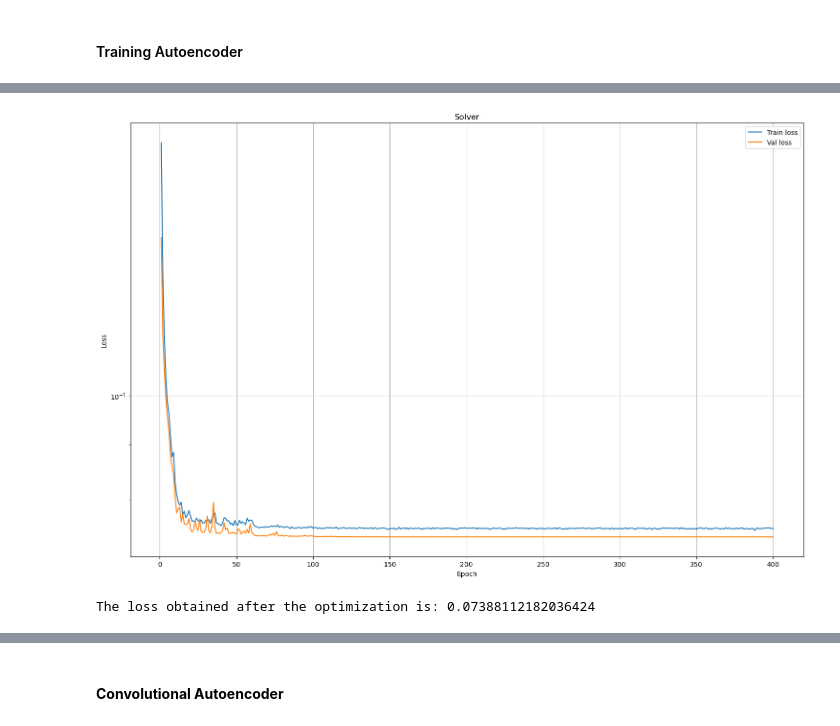
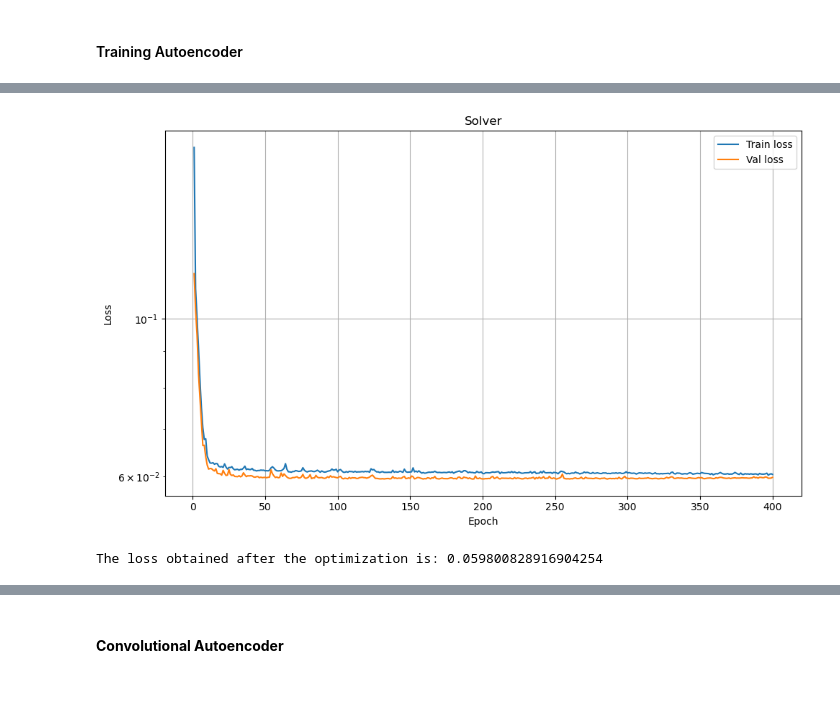
Before and after one commit to CS-433/ml-project-2-ita, a Jupyter notebook: final_manuel_local.ipynb, the cells around one changed output, grey strips where cells are left out. Cells and saved outputs as stored; diff of their text form; code cells hidden in the pictures; blank space fills up the shorter version.

```diff
--- a/final_manuel_local.ipynb
+++ b/final_manuel_local.ipynb
@@ -392,8 +337,8 @@ IndexError: list index out of range
 #Extracting the best model changing layers in the autoencoder and latent dimension
 best_index=np.argmin(final_rel_losses_matrix)
 
-best_row = best_index // 4
-best_col = best_index % 4
+best_row = best_index // 5
+best_col = best_index % 5
 
 best_L_enc_dec= l_values[best_row]
 best_dim_reduced = dim_reduced_list[best_col]
@@ -501,10 +451,6 @@ The hyperparameters used in this section are the best hyperparamaters found abov
 #### Training Autoencoder
 # %%
 #Training
-best_dim_reduced=128
-best_lr=0.001
-best_L_enc_dec=3
-batch_size=32
 
 num_epochs=500 #very slow
 
@@ -532,21 +478,21 @@ num_epochs=400 #?????????
 solver_trained, train_loss_history_solver, val_loss_history_solver = run_training_solver(
         autoencoder_trained,
         Solver(dim_reduced=best_dim_reduced),
-        num_epochs, 0.01, batch_size, train_params, train_vel, test_params, test_vel, device)
+        num_epochs, 0.001, batch_size, train_params, train_vel, test_params, test_vel, device)
 # %%
 #Plotting results for the solver
 
-fig, ax = plt.subplots(figsize=(15, 10))
+fig, ax = plt.subplots(figsize=(10, 6))
 plot(ax, train_loss_history_solver, val_loss_history_solver, num_epochs)
 ax.set_title(f"Solver")
 ax.grid(True)
 plt.tight_layout()
 plt.show()
 
 print("The loss obtained after the optimization is:", val_loss_history_solver[-1])
 # %% [output]
-[figure, old version]
+[figure, new version]
-The loss obtained after the optimization is: 0.07388112182036424
+The loss obtained after the optimization is: 0.059800828916904254
 # %%
 #Performance Evaluation of Sequential Training
 
```
Also changed, not shown: parts of 27 cells of this notebook, 3 other files.
